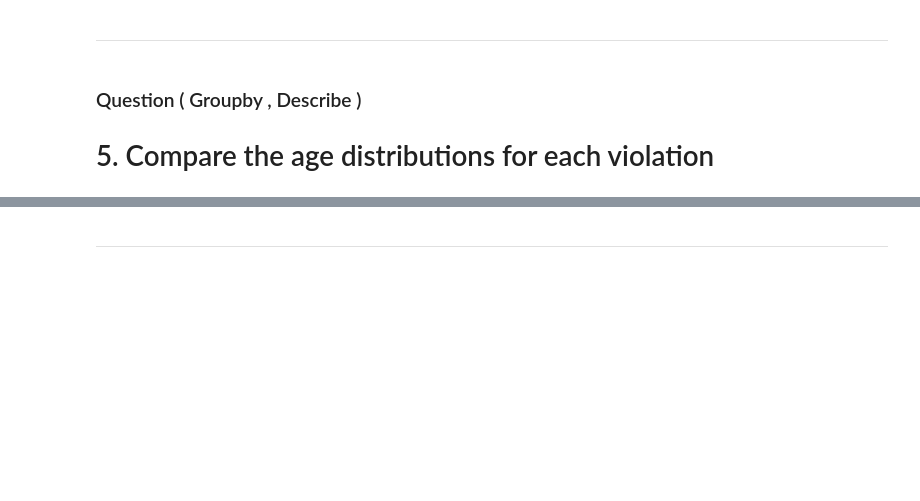
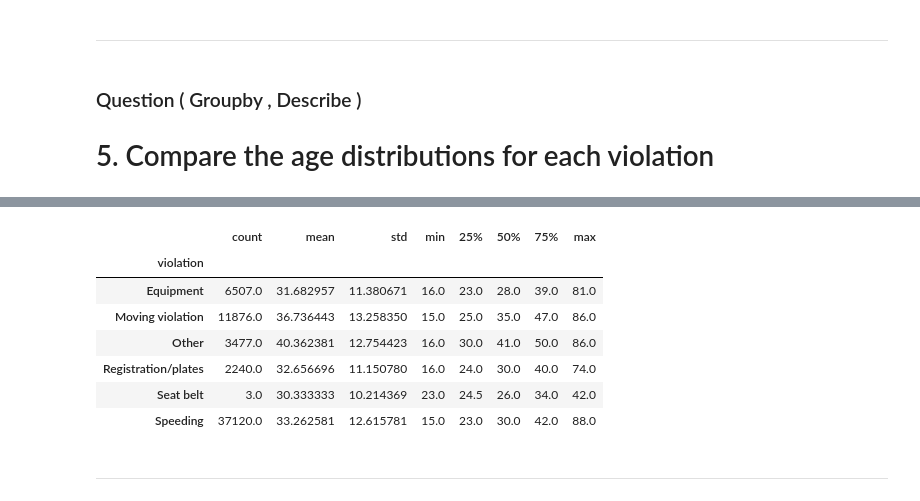
Before and after one commit to anupupadhaya123/data_analysis_python, a Jupyter notebook: Police_Analysis.ipynb, the cells around one changed output, grey strips where cells are left out. Cells and saved outputs as stored; diff of their text form; code cells hidden in the pictures; blank space fills up the shorter version.

```diff
--- a/Police_Analysis.ipynb
+++ b/Police_Analysis.ipynb
@@ -37,0 +142,2 @@ This data is available as a CSV file. We are going to analyze this data set usin
+# %%
+data['stop_duration'] = data['stop_duration'].map({'0-15 Min' : 7.5,'16-30 Min' : 24,'30+ Min' : 45})
@@ -43,2 +162,13 @@ This data is available as a CSV file. We are going to analyze this data set usin
+# %%
+data.groupby('violation').driver_age.describe()
+# %% [output]
+|  | count | mean | std | min | 25% | 50% | 75% | max |
+| violation |  |  |  |  |  |  |  |  |
+| Equipment | 6507.0 | 31.682957 | 11.380671 | 16.0 | 23.0 | 28.0 | 39.0 | 81.0 |
+| Moving violation | 11876.0 | 36.736443 | 13.258350 | 15.0 | 25.0 | 35.0 | 47.0 | 86.0 |
+| Other | 3477.0 | 40.362381 | 12.754423 | 16.0 | 30.0 | 41.0 | 50.0 | 86.0 |
+| Registration/plates | 2240.0 | 32.656696 | 11.150780 | 16.0 | 24.0 | 30.0 | 40.0 | 74.0 |
+| Seat belt | 3.0 | 30.333333 | 10.214369 | 23.0 | 24.5 | 26.0 | 34.0 | 42.0 |
+| Speeding | 37120.0 | 33.262581 | 12.615781 | 15.0 | 23.0 | 30.0 | 42.0 | 88.0 |
 # %% [markdown]
 ----
```
Also changed, not shown: parts of 14 cells of this notebook.
